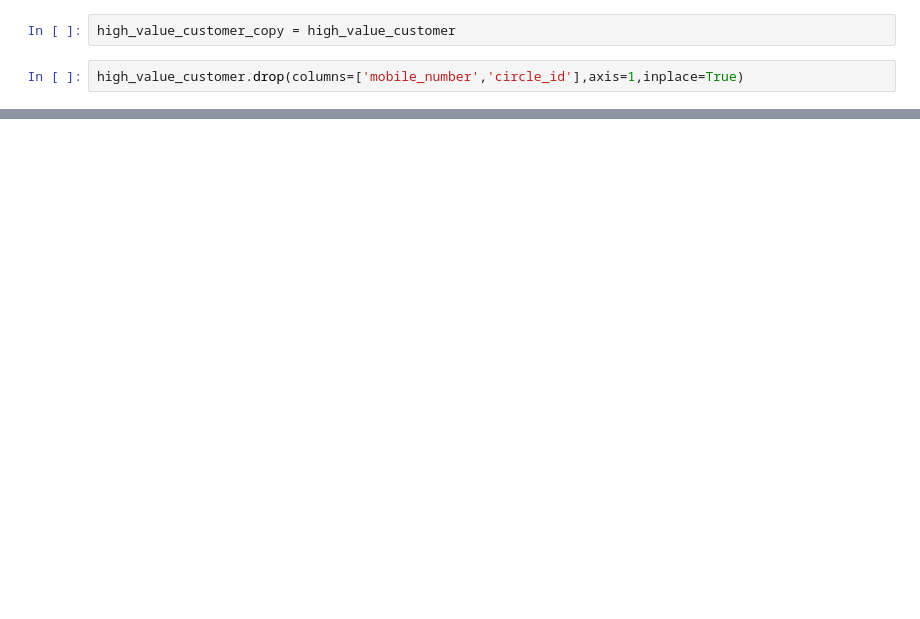
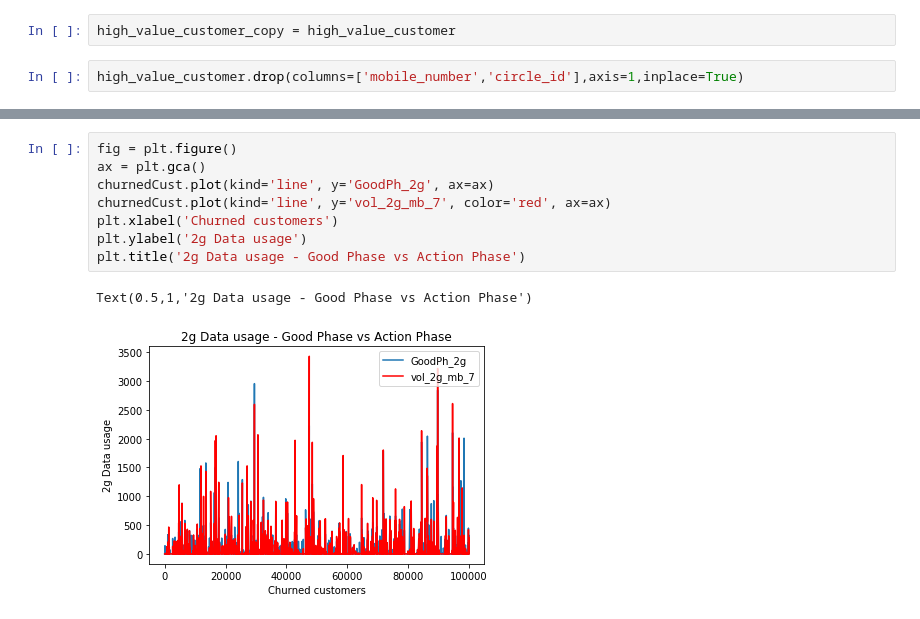
Before and after one commit to datarpita/PythonWorkspace, a Jupyter notebook: PCA/TelecomChurnCaseStudy/TelecomCaseStudy_v1.ipynb, the cells around one changed output, grey strips where cells are left out. Drawn from its saved outputs; the diff is of its cells as text; blank space fills up the shorter version.

```diff
--- a/PCA/TelecomChurnCaseStudy/TelecomCaseStudy_v1.ipynb
+++ b/PCA/TelecomChurnCaseStudy/TelecomCaseStudy_v1.ipynb
@@ -359,0 +415,11 @@ high_value_customer.columns.tolist()
+# %%
+fig = plt.figure()
+ax = plt.gca()
+churnedCust.plot(kind='line', y='GoodPh_2g', ax=ax)
+churnedCust.plot(kind='line', y='vol_2g_mb_7', color='red', ax=ax)
+plt.xlabel('Churned customers')
+plt.ylabel('2g Data usage')
+plt.title('2g Data usage - Good Phase vs Action Phase')
+# %% [output]
+Text(0.5,1,'2g Data usage - Good Phase vs Action Phase')
+[figure, added]
```
Also changed, not shown: parts of 11 cells of this notebook.
